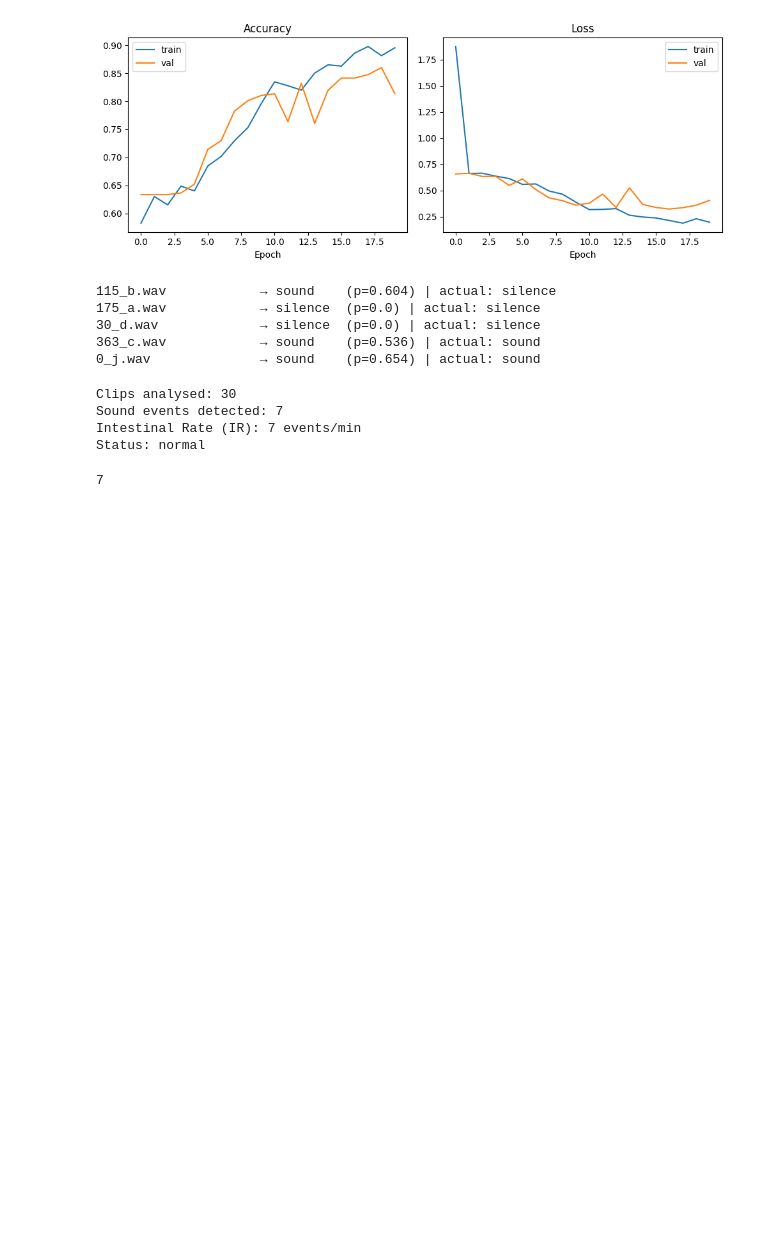
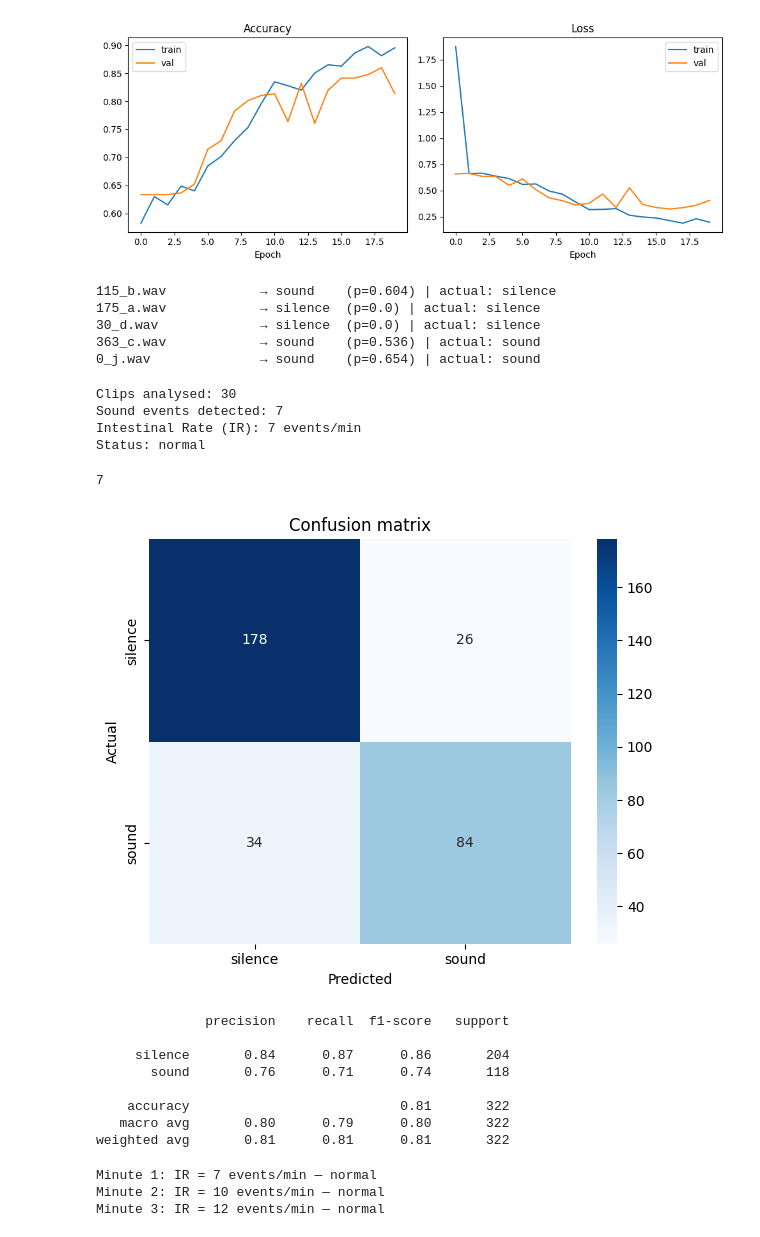
Before and after one commit to abinesh-git/gutgroove, a Jupyter notebook: notebooks/01_explore.ipynb, the cells around one changed output. Cells and saved outputs as stored; diff of their text form; code cells hidden in the pictures; blank space fills up the shorter version.

Commit message:
add predict.py, confusion matrix, rolling IR function

```diff
--- a/notebooks/01_explore.ipynb
+++ b/notebooks/01_explore.ipynb
@@ -339,3 +339,69 @@ Sound events detected: 7
 Intestinal Rate (IR): 7 events/min
 Status: normal
 7
+# %%
+from sklearn.metrics import confusion_matrix, classification_report
+import seaborn as sns
+
+# run model on full test set
+y_pred_prob = model.predict(X_test, verbose=0)
+y_pred = (y_pred_prob > 0.5).astype(int).flatten()
+
+# confusion matrix
+cm = confusion_matrix(y_test, y_pred)
+plt.figure(figsize=(6, 5))
+sns.heatmap(cm, annot=True, fmt='d', cmap='Blues',
+            xticklabels=['silence', 'sound'],
+            yticklabels=['silence', 'sound'])
+plt.xlabel('Predicted')
+plt.ylabel('Actual')
+plt.title('Confusion matrix')
+plt.tight_layout()
+plt.savefig('outputs/confusion_matrix.png')
+plt.show()
+
+print(classification_report(y_test, y_pred, target_names=['silence', 'sound']))
+# %% [output]
+[figure, added]
+              precision    recall  f1-score   support
+
+     silence       0.84      0.87      0.86       204
+       sound       0.76      0.71      0.74       118
+
+    accuracy                           0.81       322
+   macro avg       0.80      0.79      0.80       322
+weighted avg       0.81      0.81      0.81       322
+# %%
+def rolling_ir(audio_files, model, window_minutes=1):
+    """
+    Takes a list of 2s wav files in chronological order.
+    Returns IR score per minute window.
+    """
+    clips_per_minute = 30  # 30 x 2s = 60s
+    results = []
+
+    for i in range(0, len(audio_files), clips_per_minute):
+        window = audio_files[i:i + clips_per_minute]
+        if len(window) < clips_per_minute:
+            break
+
+        events = 0
+        for f in window:
+            r = predict_ir(f, model)
+            if r['label'] == 'sound':
+                events += 1
+
+        minute = (i // clips_per_minute) + 1
+        status = 'normal' if 5 <= events <= 30 else 'abnormal'
+        results.append({'minute': minute, 'ir': events, 'status': status})
+        print(f"Minute {minute}: IR = {events} events/min — {status}")
+
+    return results
+
+# test with first 90 files = 3 minutes of simulated data
+test_files = df_dataset['file'].tolist()[:90]
+ir_timeline = rolling_ir(test_files, model)
+# %% [output]
+Minute 1: IR = 7 events/min — normal
+Minute 2: IR = 10 events/min — normal
+Minute 3: IR = 12 events/min — normal
```
Also changed, not shown: parts of 1 cell of this notebook, 1 other file.
